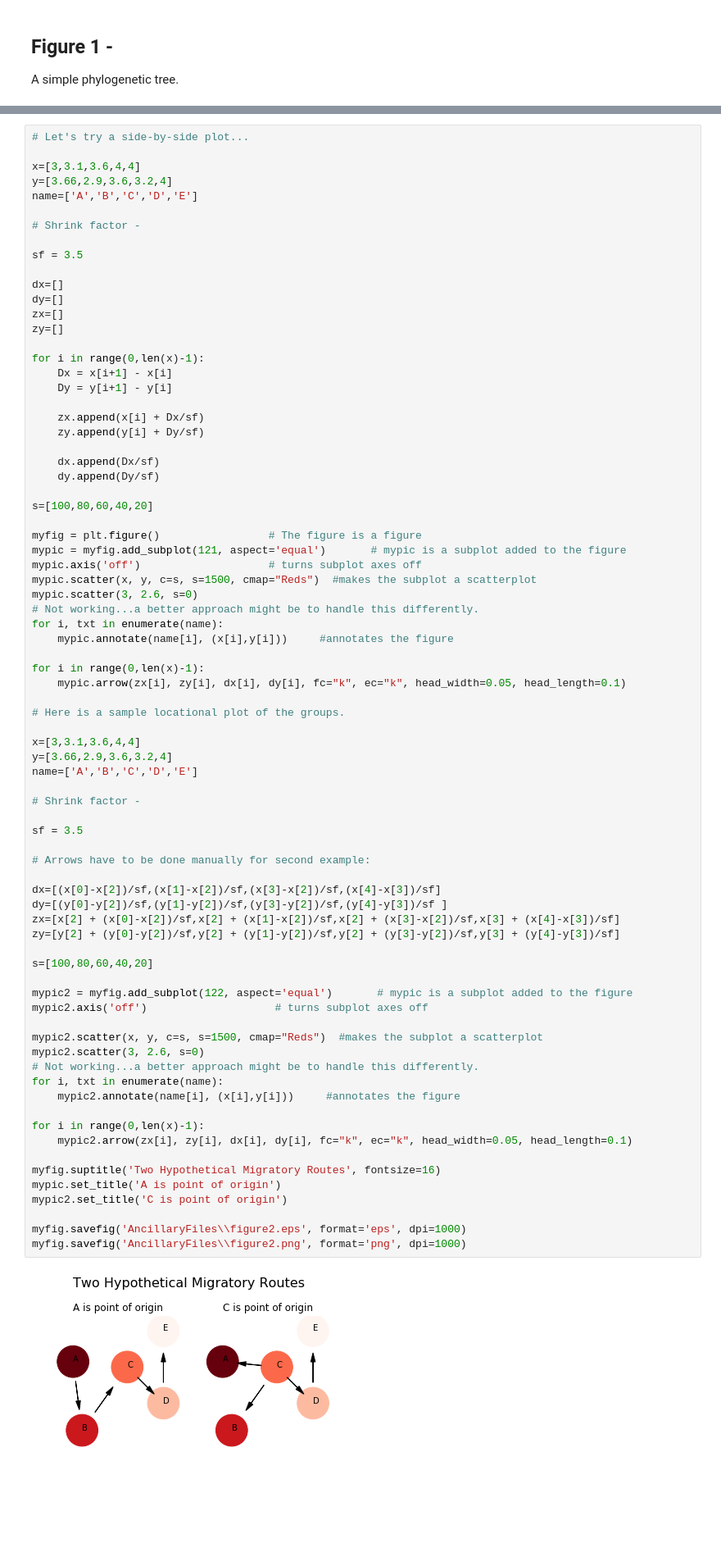
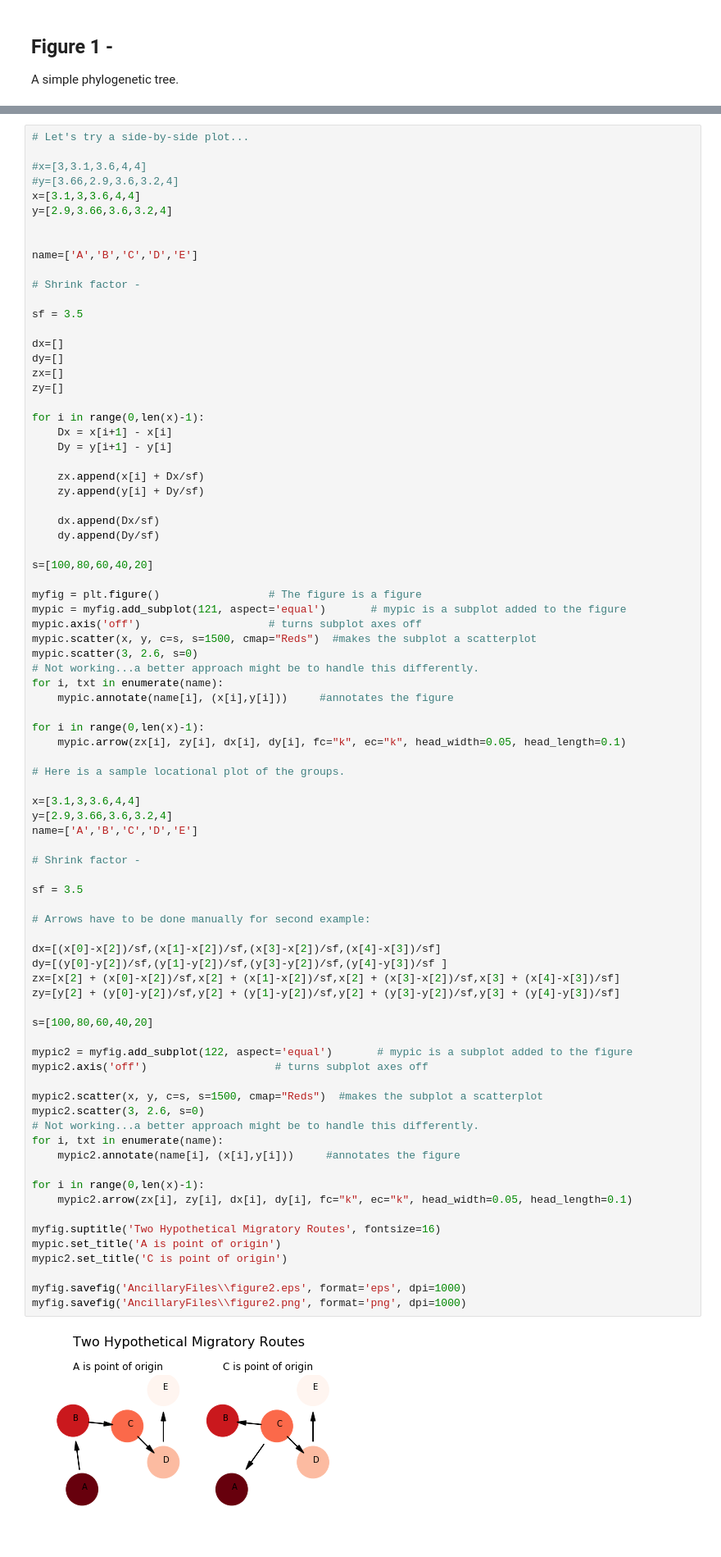
Before and after one commit to mbaker21231/InstEvo, a Jupyter notebook: Writeup/AgeArea/ArticleGraph.ipynb, the cells around one changed output, grey strips where cells are left out. Shown: that part at 82% size. Drawn from its saved outputs; the diff is of its cells as text; blank space fills up the shorter version.

```diff
--- a/Writeup/AgeArea/ArticleGraph.ipynb
+++ b/Writeup/AgeArea/ArticleGraph.ipynb
@@ -70,8 +70,12 @@ fig1.savefig('AncillaryFiles\\figure1.png', format='png', dpi=1000, bbox_inches=
 # %%
 # Let's try a side-by-side plot...
 
-x=[3,3.1,3.6,4,4]
-y=[3.66,2.9,3.6,3.2,4]
+#x=[3,3.1,3.6,4,4]
+#y=[3.66,2.9,3.6,3.2,4]
+x=[3.1,3,3.6,4,4]
+y=[2.9,3.66,3.6,3.2,4]
+
+
 name=['A','B','C','D','E']
 
 # Shrink factor -
@@ -109,8 +113,8 @@ for i in range(0,len(x)-1):
 
 # Here is a sample locational plot of the groups.
 
-x=[3,3.1,3.6,4,4]
-y=[3.66,2.9,3.6,3.2,4]
+x=[3.1,3,3.6,4,4]
+y=[2.9,3.66,3.6,3.2,4]
 name=['A','B','C','D','E']
 
 # Shrink factor -
@@ -118,34 +122,34 @@ name=['A','B','C','D','E']
 sf = 3.5
 
 # Arrows have to be done manually for second example:
 
 dx=[(x[0]-x[2])/sf,(x[1]-x[2])/sf,(x[3]-x[2])/sf,(x[4]-x[3])/sf]
 dy=[(y[0]-y[2])/sf,(y[1]-y[2])/sf,(y[3]-y[2])/sf,(y[4]-y[3])/sf ]
 zx=[x[2] + (x[0]-x[2])/sf,x[2] + (x[1]-x[2])/sf,x[2] + (x[3]-x[2])/sf,x[3] + (x[4]-x[3])/sf]
 zy=[y[2] + (y[0]-y[2])/sf,y[2] + (y[1]-y[2])/sf,y[2] + (y[3]-y[2])/sf,y[3] + (y[4]-y[3])/sf]
 
 s=[100,80,60,40,20]
 
 mypic2 = myfig.add_subplot(122, aspect='equal')       # mypic is a subplot added to the figure
 mypic2.axis('off')                    # turns subplot axes off
 
 mypic2.scatter(x, y, c=s, s=1500, cmap="Reds")  #makes the subplot a scatterplot
 mypic2.scatter(3, 2.6, s=0)
 # Not working...a better approach might be to handle this differently.
 for i, txt in enumerate(name):
     mypic2.annotate(name[i], (x[i],y[i]))     #annotates the figure
 
 for i in range(0,len(x)-1):
     mypic2.arrow(zx[i], zy[i], dx[i], dy[i], fc="k", ec="k", head_width=0.05, head_length=0.1)
 
 myfig.suptitle('Two Hypothetical Migratory Routes', fontsize=16)
 mypic.set_title('A is point of origin')
 mypic2.set_title('C is point of origin')
 
 myfig.savefig('AncillaryFiles\\figure2.eps', format='eps', dpi=1000)
 myfig.savefig('AncillaryFiles\\figure2.png', format='png', dpi=1000)
 # %% [output]
-[figure, old version]
+[figure, new version]
 # %% [markdown]
 # Simulating stochastic differential equations
 # %%
```
Also changed, not shown: 8 other files.
